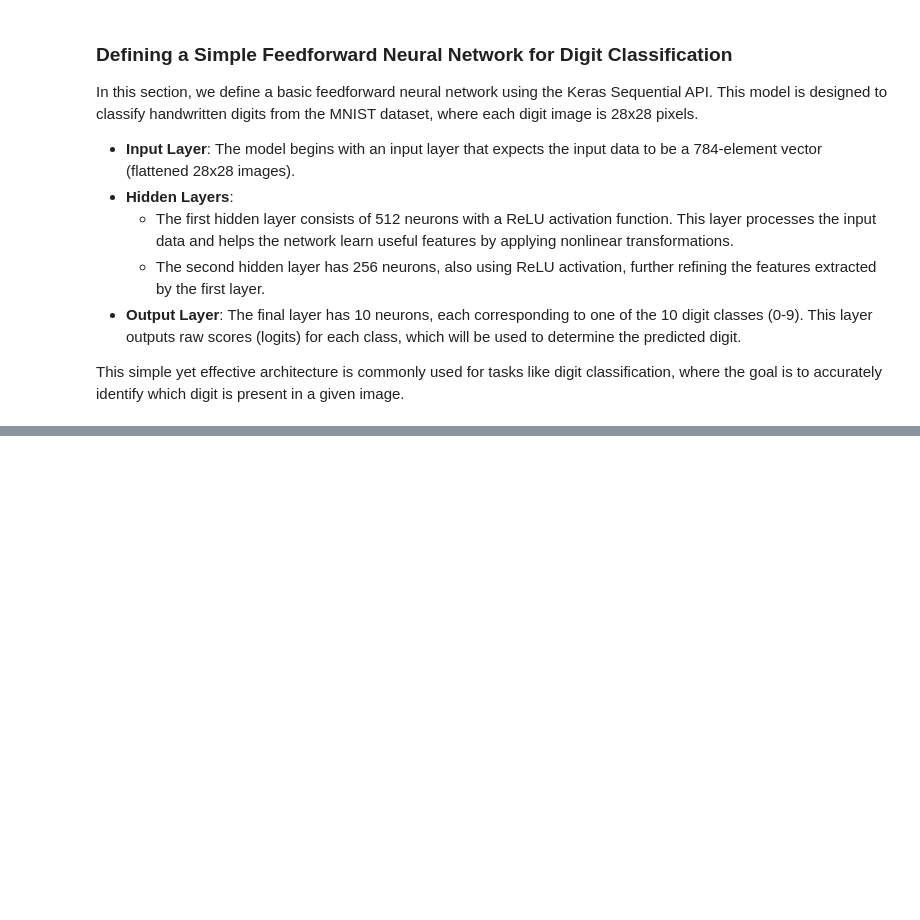
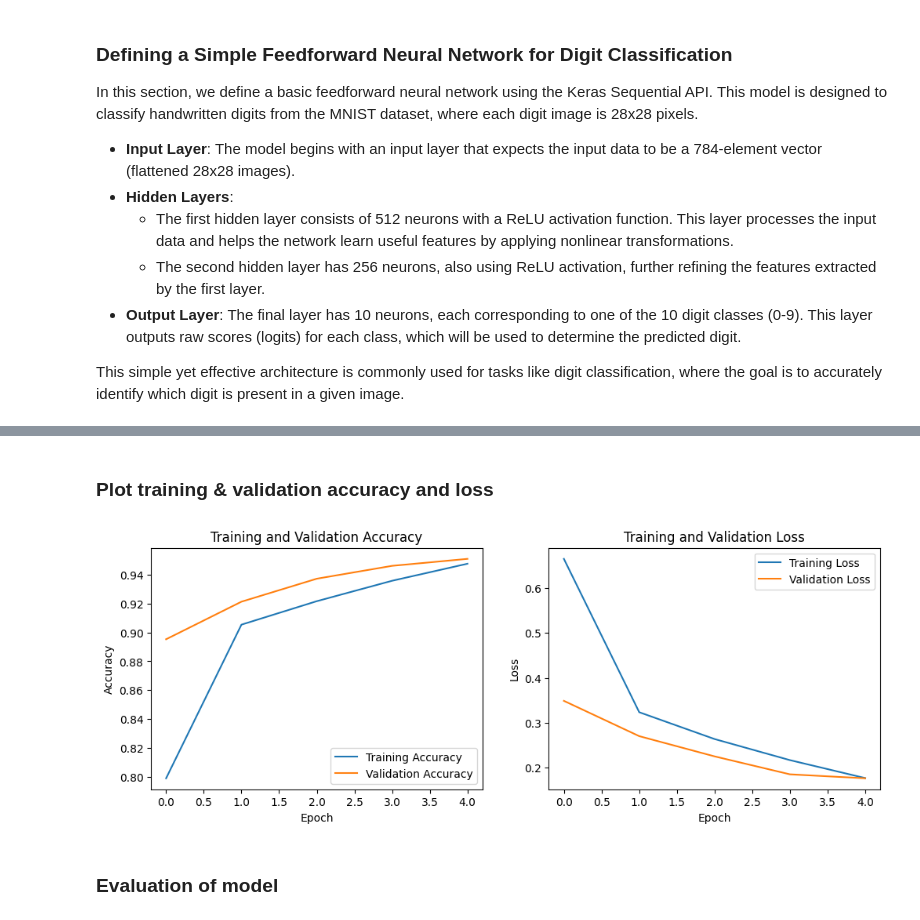
Before and after one commit to saimboxer/TensorFlow, a Jupyter notebook: Neural_Network.ipynb, the cells around one changed output, grey strips where cells are left out. Cells and saved outputs as stored; diff of their text form; code cells hidden in the pictures; blank space fills up the shorter version.

```diff
--- a/Neural_Network.ipynb
+++ b/Neural_Network.ipynb
@@ -187,0 +154,9 @@ Model: "sequential_2"
+# %%
+# Train the model on the training data
+# batch_size=32: The model will update its weights after processing 32 samples
+# epochs=5: The model will go through the entire dataset 5 times
+# verbose=2: Prints training progress
+# model.fit(x_train, y_train, batch_size=32, epochs=5, verbose=2)
+
+# Train the model with a validation split
+history = model.fit(x_train, y_train, batch_size=32, epochs=5, validation_split=0.2, verbose=2)
@@ -187,0 +174,27 @@ Model: "sequential_2"
+# %% [markdown]
+### Plot training & validation accuracy and loss
+# %%
+# Plot training & validation accuracy
+plt.figure(figsize=(12, 4))
+plt.subplot(1, 2, 1)
+plt.plot(history.history['accuracy'], label='Training Accuracy')
+plt.plot(history.history['val_accuracy'], label='Validation Accuracy')
+plt.title('Training and Validation Accuracy')
+plt.xlabel('Epoch')
+plt.ylabel('Accuracy')
+plt.legend()
+
+# Plot training & validation loss
+plt.subplot(1, 2, 2)
+plt.plot(history.history['loss'], label='Training Loss')
+plt.plot(history.history['val_loss'], label='Validation Loss')
+plt.title('Training and Validation Loss')
+plt.xlabel('Epoch')
+plt.ylabel('Loss')
+plt.legend()
+
+plt.show()
+# %% [output]
+[figure, added]
+# %% [markdown]
+### Evaluation of model
```
Also changed, not shown: parts of 17 cells of this notebook.
